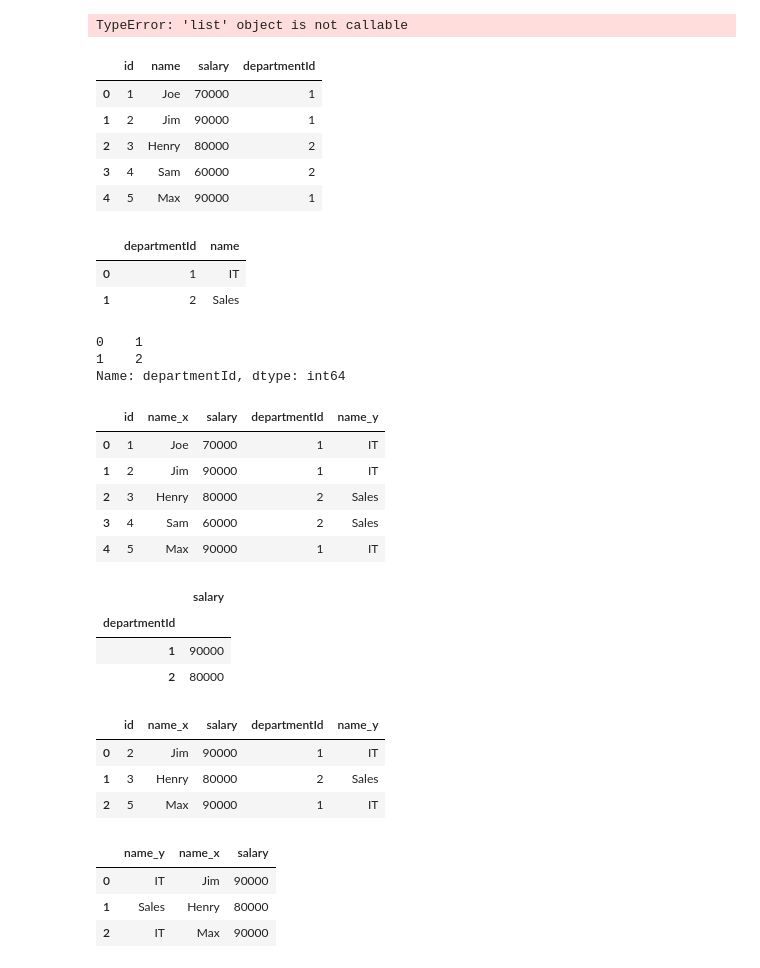
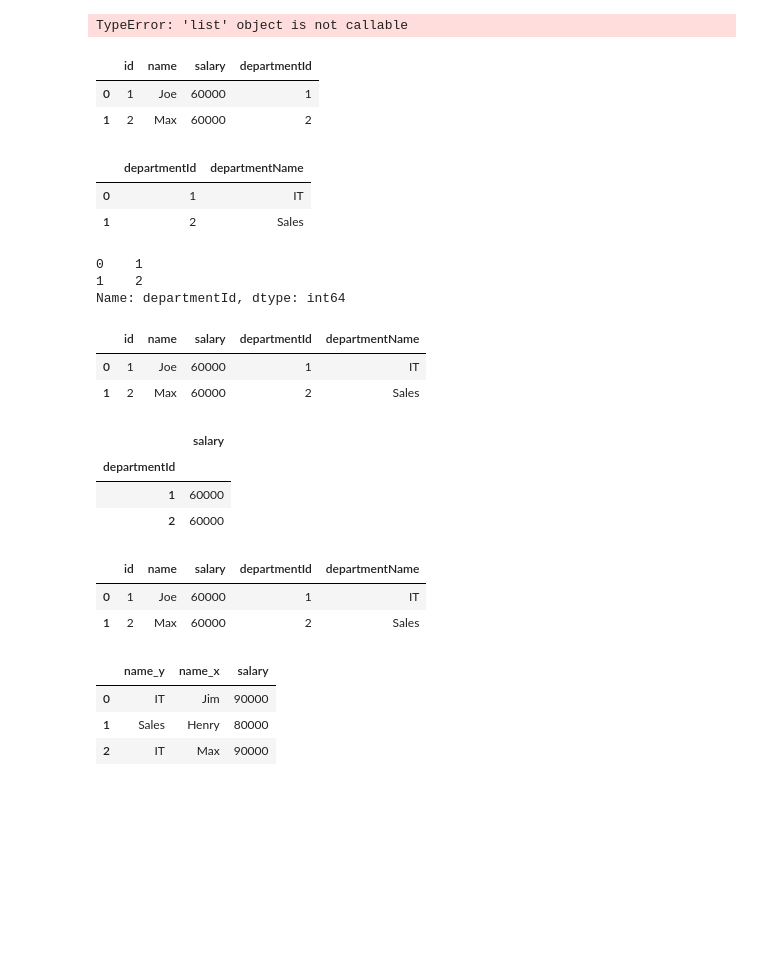
Before and after one commit to jjoseph-anderson/Data_Structures_and_Algorithms, a Jupyter notebook: Rough_Work.ipynb, the cells around one changed output. Saved outputs shown, nothing was run; the diff lists cells and outputs as text; code cells hidden in the pictures; blank space fills up the shorter version.

```diff
--- a/Rough_Work.ipynb
+++ b/Rough_Work.ipynb
@@ -476,8 +478,8 @@ nums = np.array([1, 2, 3, 4, 5, 6])
 # %%
-employee_data = { 'id': [1, 2, 3, 4, 5],
-                  'name': ['Joe', 'Jim', 'Henry', 'Sam', 'Max'],
-                  'salary': [70000, 90000, 80000, 60000, 90000],
-                  'departmentId': [1, 1, 2, 2, 1] }
+employee_data = { 'id': [1, 2],
+                  'name': ['Joe', 'Max'],
+                  'salary': [60000, 60000],
+                  'departmentId': [1, 2] }
 
 employee = pd.DataFrame(employee_data)
 
@@ -489,16 +491,14 @@ department = pd.DataFrame(department_data)
 employee
 # %% [output]
 |  | id | name | salary | departmentId |
-| 0 | 1 | Joe | 70000 | 1 |
-| 1 | 2 | Jim | 90000 | 1 |
-| 2 | 3 | Henry | 80000 | 2 |
-| 3 | 4 | Sam | 60000 | 2 |
-| 4 | 5 | Max | 90000 | 1 |
+| 0 | 1 | Joe | 60000 | 1 |
+| 1 | 2 | Max | 60000 | 2 |
 # %%
 department = department.rename(columns = {'id': 'departmentId'})
+department = department.rename(columns = {'name': 'departmentName'})
 department
 # %% [output]
-|  | departmentId | name |
+|  | departmentId | departmentName |
 | 0 | 1 | IT |
 | 1 | 2 | Sales |
 # %%
@@ -511,28 +511,24 @@ Name: departmentId, dtype: int64
 joined_dep_emp = pd.merge(employee, department, how = 'left', on = 'departmentId')
 joined_dep_emp
 # %% [output]
-|  | id | name_x | salary | departmentId | name_y |
-| 0 | 1 | Joe | 70000 | 1 | IT |
-| 1 | 2 | Jim | 90000 | 1 | IT |
-| 2 | 3 | Henry | 80000 | 2 | Sales |
-| 3 | 4 | Sam | 60000 | 2 | Sales |
-| 4 | 5 | Max | 90000 | 1 | IT |
+|  | id | name | salary | departmentId | departmentName |
+| 0 | 1 | Joe | 60000 | 1 | IT |
+| 1 | 2 | Max | 60000 | 2 | Sales |
 # %%
 max_sal = joined_dep_emp.groupby('departmentId').agg({'salary': 'max'})
 max_sal
 # %% [output]
 |  | salary |
 | departmentId |  |
-| 1 | 90000 |
-| 2 | 80000 |
+| 1 | 60000 |
+| 2 | 60000 |
 # %%
-out_raw = pd.merge(joined_dep_emp, max_sal, 'inner', on = 'salary')
+out_raw = pd.merge(joined_dep_emp, max_sal, 'right', on = ['salary','departmentId'])
 out_raw
 # %% [output]
-|  | id | name_x | salary | departmentId | name_y |
-| 0 | 2 | Jim | 90000 | 1 | IT |
-| 1 | 3 | Henry | 80000 | 2 | Sales |
-| 2 | 5 | Max | 90000 | 1 | IT |
+|  | id | name | salary | departmentId | departmentName |
+| 0 | 1 | Joe | 60000 | 1 | IT |
+| 1 | 2 | Max | 60000 | 2 | Sales |
 # %%
 out = out_raw[['name_y', 'name_x', 'salary']]
 out
```
Also changed, not shown: parts of 1 cell of this notebook, 1 other file.
